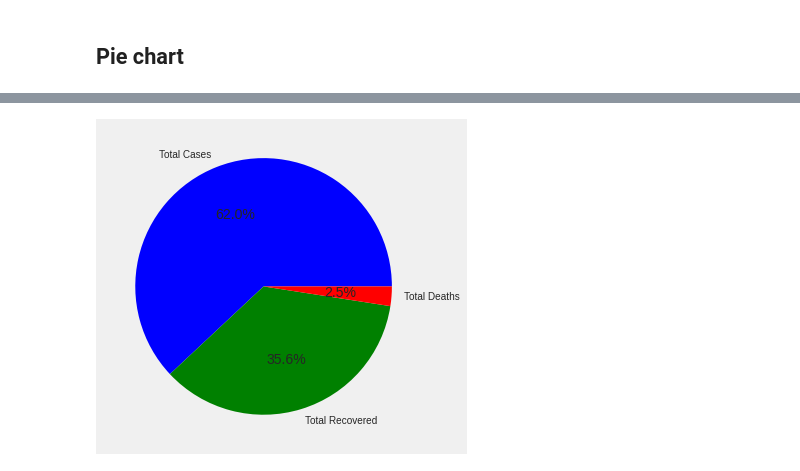
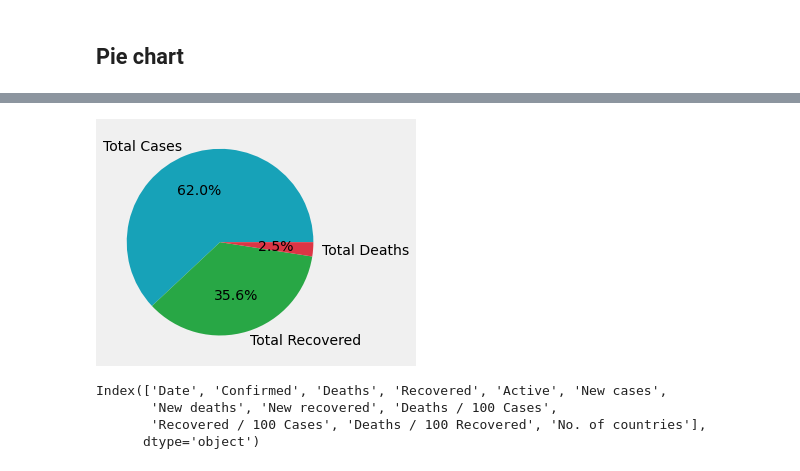
Before and after one commit to NaNdalal-dev/DataScience, a Jupyter notebook: project_day_wise_analysis/covid day wise analysis.ipynb, the cells around one changed output, grey strips where cells are left out. Drawn from its saved outputs; the diff is of its cells as text; code cells hidden in the pictures.

```diff
--- a/project_day_wise_analysis/covid day wise analysis.ipynb
+++ b/project_day_wise_analysis/covid day wise analysis.ipynb
@@ -55,12 +55,19 @@ total_deaths = df['New deaths'].sum()
 # %%
 plt.style.use('fivethirtyeight')
 data = [total_cases, total_recovered, total_deaths]
-colors = ['b', 'g', 'r']
+colors = ['#17a2b8', '#28a745', '#dc3545']
 labels = ['Total Cases','Total Recovered','Total Deaths']
 plt.pie(data,colors=colors,autopct='%.1f%%',labels=labels)
 plt.show()
 # %% [output]
 [interactive output not drawn]
 [interactive output not drawn]
 [interactive output not drawn]
-[figure, old version]
+[figure, new version]
+# %%
+df.columns
+# %% [output]
+Index(['Date', 'Confirmed', 'Deaths', 'Recovered', 'Active', 'New cases',
+       'New deaths', 'New recovered', 'Deaths / 100 Cases',
+       'Recovered / 100 Cases', 'Deaths / 100 Recovered', 'No. of countries'],
+      dtype='object')
```
Also changed, not shown: parts of 7 cells of this notebook.
